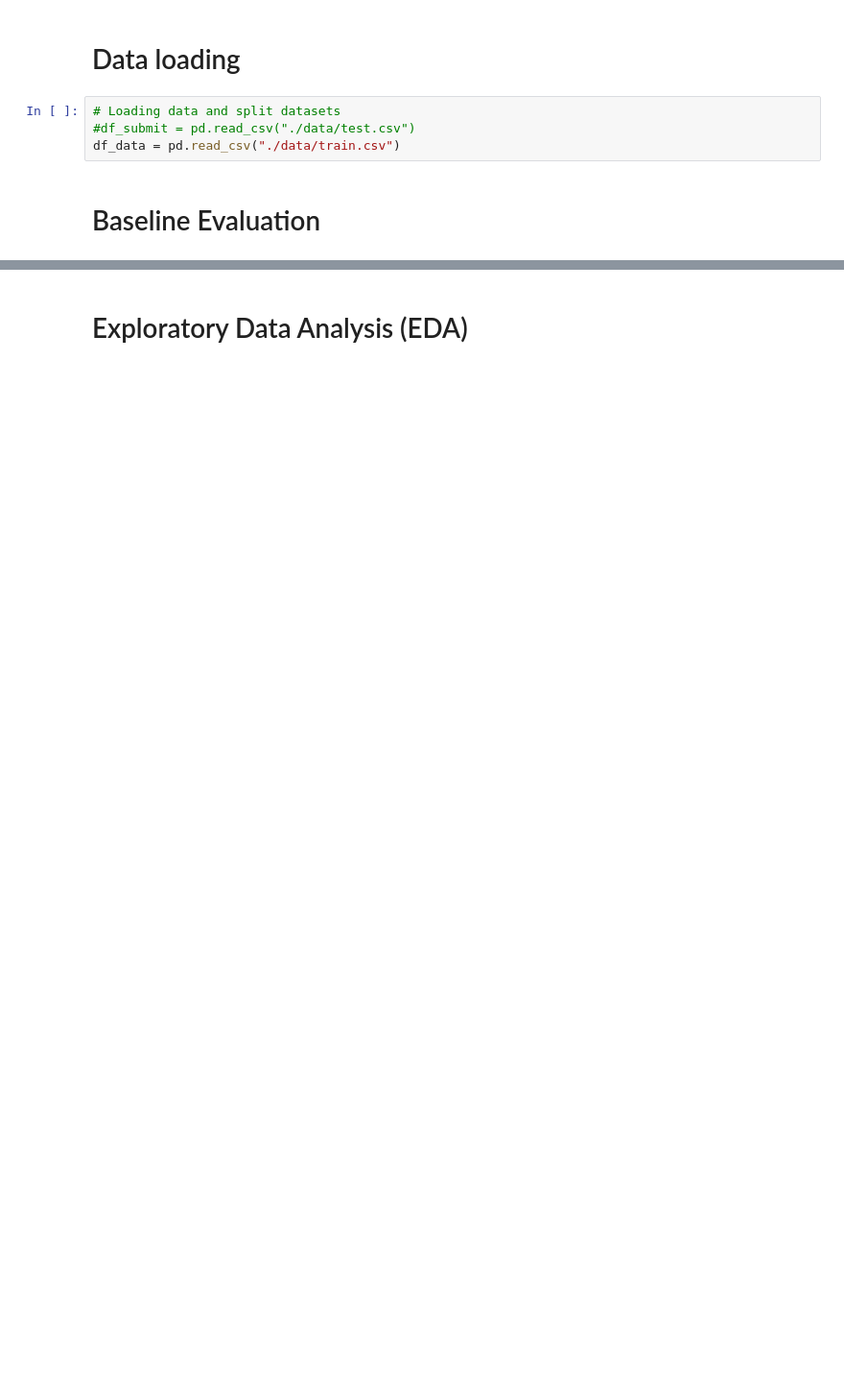
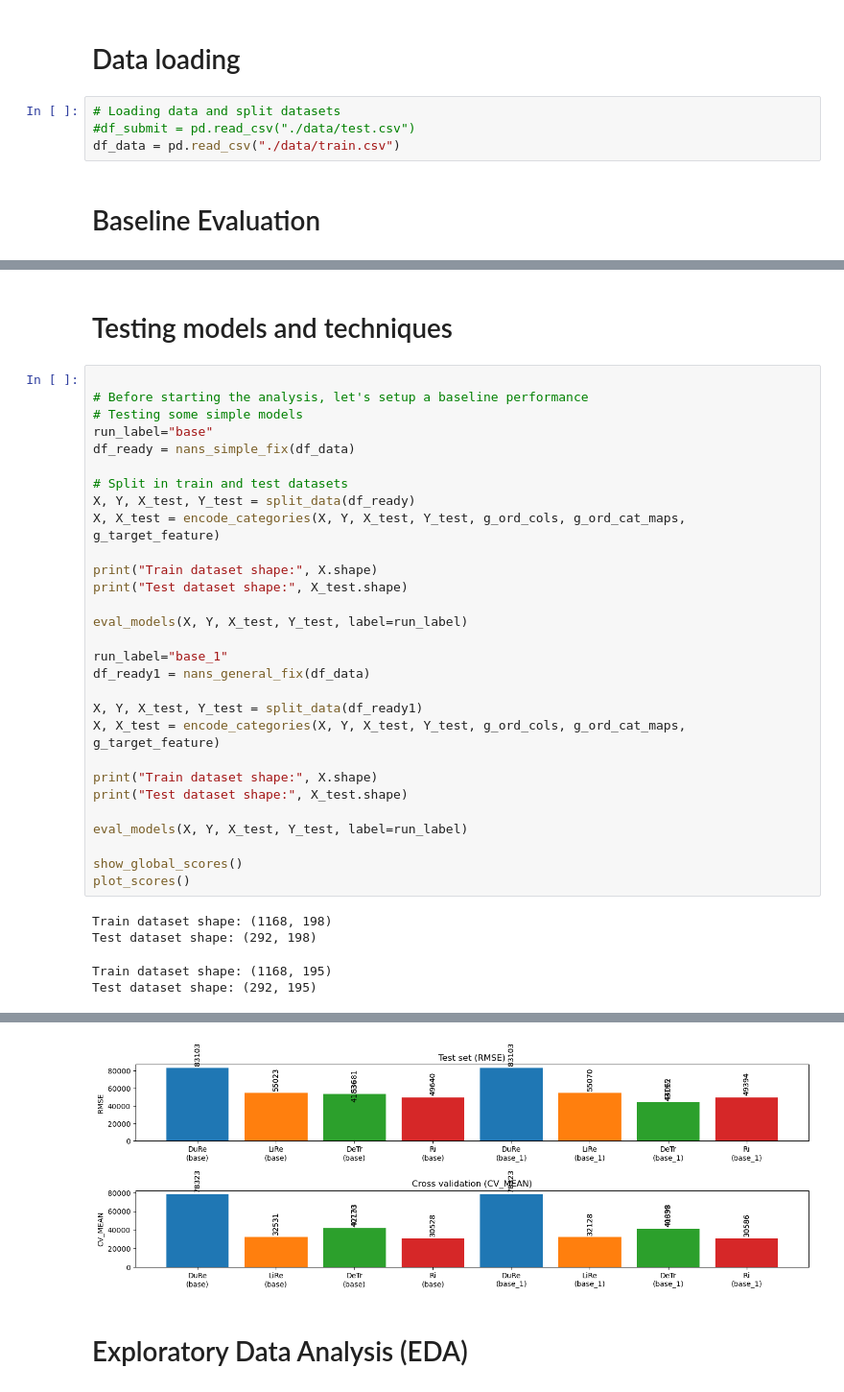
Before and after one commit to javrudsky/machine_learning, a Jupyter notebook: kaggle/housing/housing_v1.ipynb, the cells around one changed output, grey strips where cells are left out. Shown at 96% size. Drawn from its saved outputs; the diff is of its cells as text; blank space fills up the shorter version.

```diff
--- a/kaggle/housing/housing_v1.ipynb
+++ b/kaggle/housing/housing_v1.ipynb
@@ -638,0 +724,36 @@ Test dataset shape: (292, 195)
+# %% [markdown]
+# Testing models and techniques
+# %%
+
+# Before starting the analysis, let's setup a baseline performance
+# Testing some simple models
+run_label="base"
+df_ready = nans_simple_fix(df_data)
+
+# Split in train and test datasets
+X, Y, X_test, Y_test = split_data(df_ready)
+X, X_test = encode_categories(X, Y, X_test, Y_test, g_ord_cols, g_ord_cat_maps, g_target_feature)
+
+print("Train dataset shape:", X.shape)
+print("Test dataset shape:", X_test.shape)
+
+eval_models(X, Y, X_test, Y_test, label=run_label)
+
+run_label="base_1"
+df_ready1 = nans_general_fix(df_data)
+
+X, Y, X_test, Y_test = split_data(df_ready1)
+X, X_test = encode_categories(X, Y, X_test, Y_test, g_ord_cols, g_ord_cat_maps, g_target_feature)
+
+print("Train dataset shape:", X.shape)
+print("Test dataset shape:", X_test.shape)
+
+eval_models(X, Y, X_test, Y_test, label=run_label)
+
+show_global_scores()
+plot_scores()
+# %% [output]
+Train dataset shape: (1168, 198)
+Test dataset shape: (292, 198)
+Train dataset shape: (1168, 195)
+Test dataset shape: (292, 195)
@@ -639 +777,2 @@ Test dataset shape: (292, 195)
+[figure, added]
 # %% [markdown]
```
Also changed, not shown: parts of 34 cells of this notebook.
